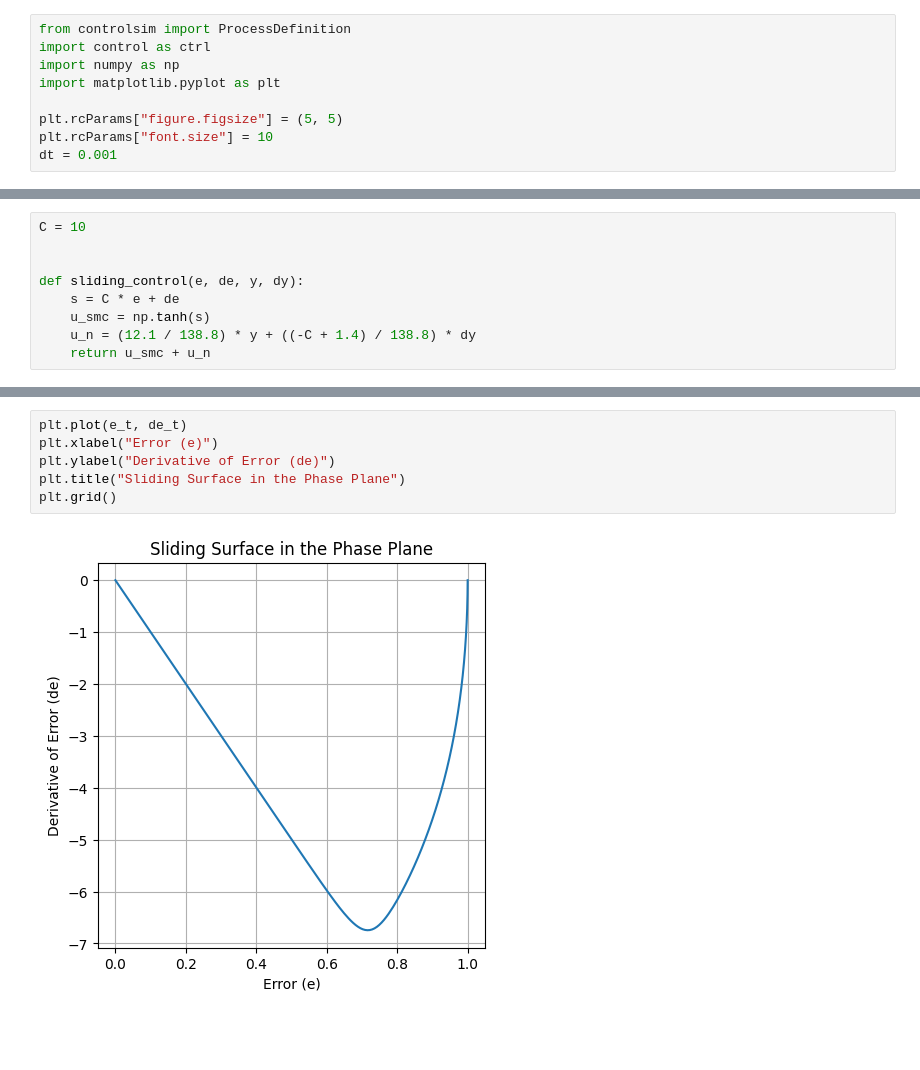
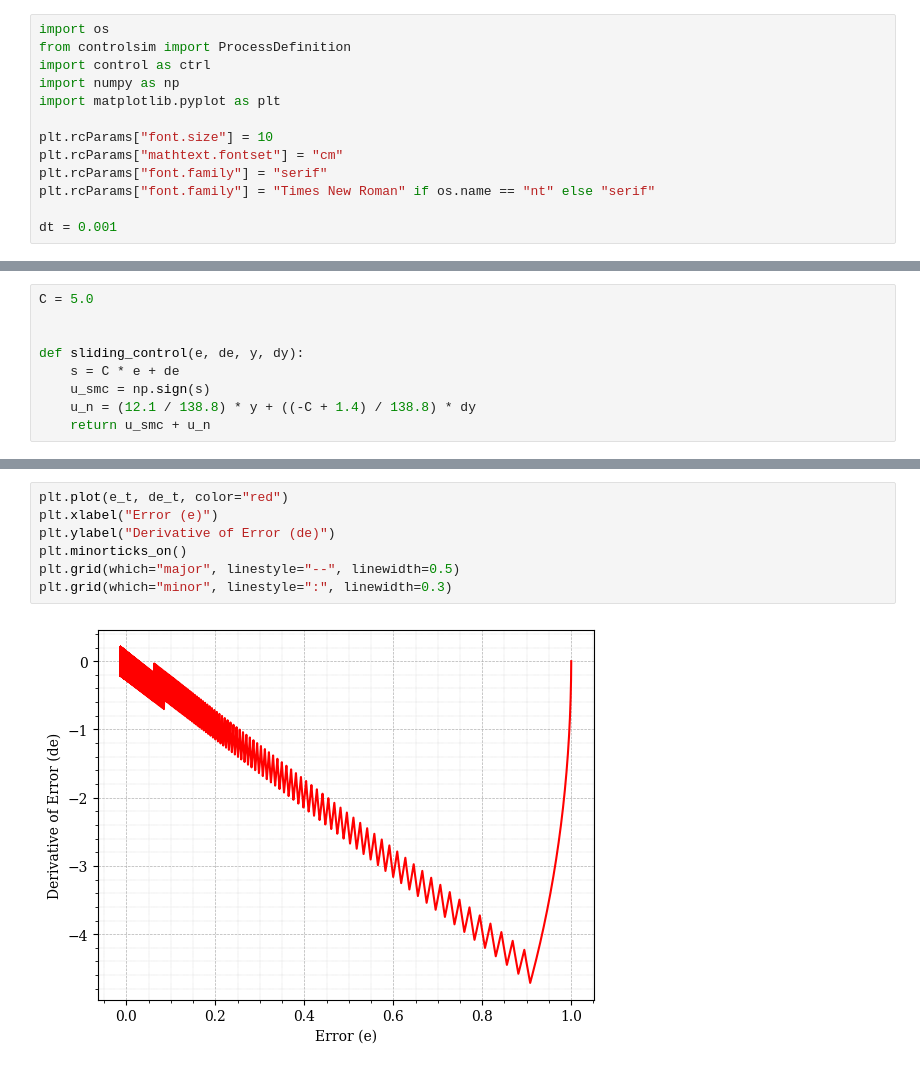
Before and after one commit to vkbharatv/Non-linear-and-Adaptive-Control-Design, a Jupyter notebook: NLACD_T10_SMC/NLACD_T10_SMC.ipynb, the cells around one changed output, grey strips where cells are left out. Saved outputs shown, nothing was run; the diff lists cells and outputs as text; blank space fills up the shorter version.

```diff
--- a/NLACD_T10_SMC/NLACD_T10_SMC.ipynb
+++ b/NLACD_T10_SMC/NLACD_T10_SMC.ipynb
@@ -1,11 +1,15 @@
 # %%
+import os
 from controlsim import ProcessDefinition
 import control as ctrl
 import numpy as np
 import matplotlib.pyplot as plt
 
-plt.rcParams["figure.figsize"] = (5, 5)
 plt.rcParams["font.size"] = 10
+plt.rcParams["mathtext.fontset"] = "cm"
+plt.rcParams["font.family"] = "serif"
+plt.rcParams["font.family"] = "Times New Roman" if os.name == "nt" else "serif"
+
 dt = 0.001
 # %%
 G = ctrl.tf([138.8], [1, 1.4, 12.1])
@@ -23,10 +29,10 @@ plt.plot(plant.t, plant.y)
 # %%
-C = 10
+C = 5.0
 
 
 def sliding_control(e, de, y, dy):
     s = C * e + de
-    u_smc = np.tanh(s)
+    u_smc = np.sign(s)
     u_n = (12.1 / 138.8) * y + ((-C + 1.4) / 138.8) * dy
     return u_smc + u_n
 # %%
@@ -68,8 +78,9 @@ plt.show()
 # %%
-plt.plot(e_t, de_t)
+plt.plot(e_t, de_t, color="red")
 plt.xlabel("Error (e)")
 plt.ylabel("Derivative of Error (de)")
-plt.title("Sliding Surface in the Phase Plane")
-plt.grid()
+plt.minorticks_on()
+plt.grid(which="major", linestyle="--", linewidth=0.5)
+plt.grid(which="minor", linestyle=":", linewidth=0.3)
 # %% [output]
-[figure, old version]
+[figure, new version]
```
Also changed, not shown: parts of 2 cells of this notebook, 1 other file.
